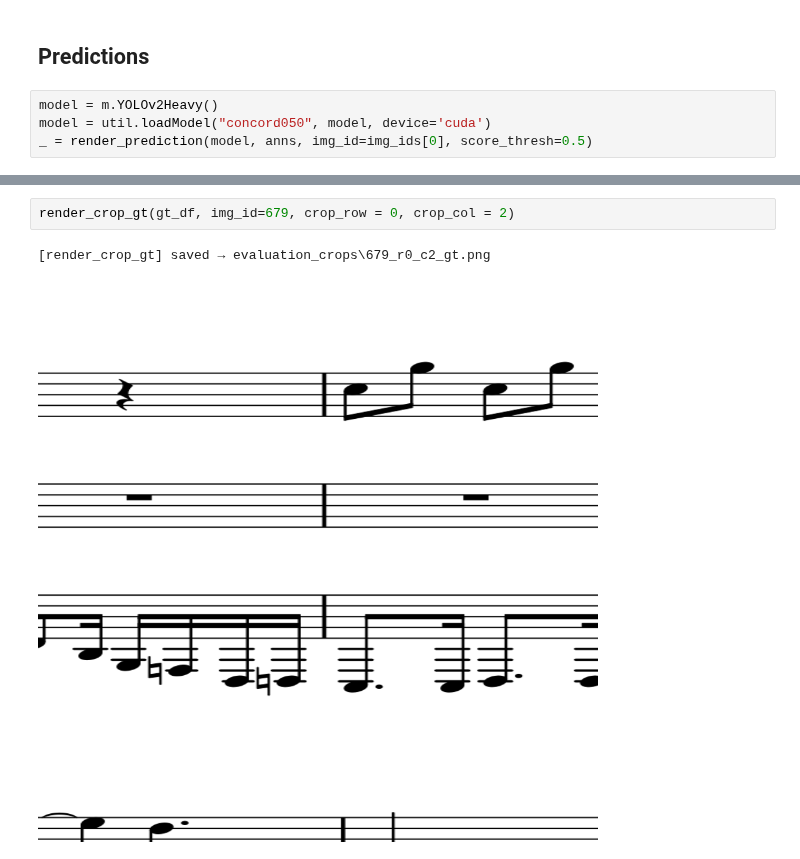
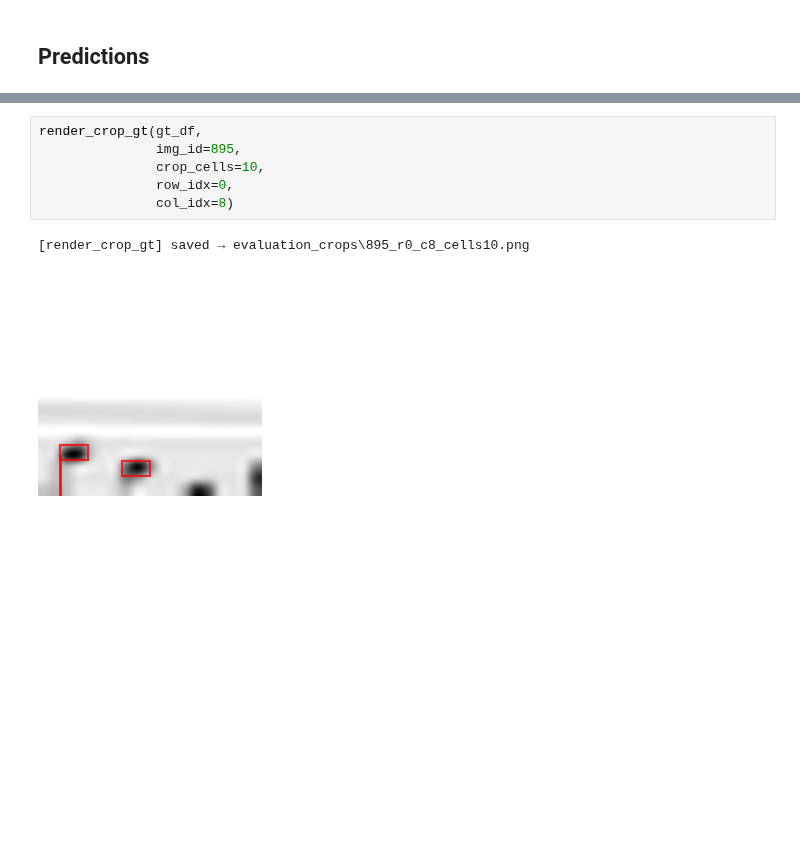
Before and after one commit to fusiongodo/yolo-score, a Jupyter notebook: eval.ipynb, the cells around one changed output, grey strips where cells are left out. Cells and saved outputs as stored; diff of their text form; blank space fills up the shorter version.

```diff
--- a/eval.ipynb
+++ b/eval.ipynb
@@ -77,7 +61,3 @@ render_gt(anns, img_id=1023)
 [figure]
 # %% [markdown]
 ## Predictions
-# %%
-model = m.YOLOv2Heavy()
-model = util.loadModel("concord050", model, device='cuda')
-_ = render_prediction(model, anns, img_id=img_ids[0], score_thresh=0.5)
@@ -204,7 +141,11 @@ def render_crop_gt(gt_df, img_id, crop_row, crop_col,
     print(f"[render_crop_gt] saved → {out_path}")
     return crop_img
 # %%
-render_crop_gt(gt_df, img_id=679, crop_row = 0, crop_col = 2)
+render_crop_gt(gt_df,
+               img_id=895,
+               crop_cells=10,
+               row_idx=0,
+               col_idx=8)
 # %% [output]
-[render_crop_gt] saved → evaluation_crops\679_r0_c2_gt.png
+[render_crop_gt] saved → evaluation_crops\895_r0_c8_cells10.png
-[figure, old version]
+[figure, new version]
```
Also changed, not shown: parts of 11 cells of this notebook, 2 other files.
